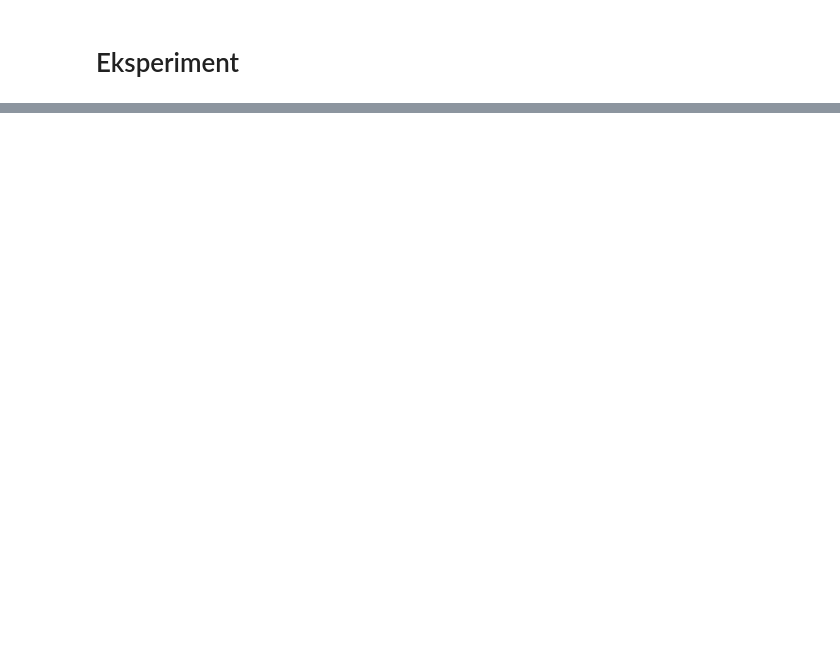
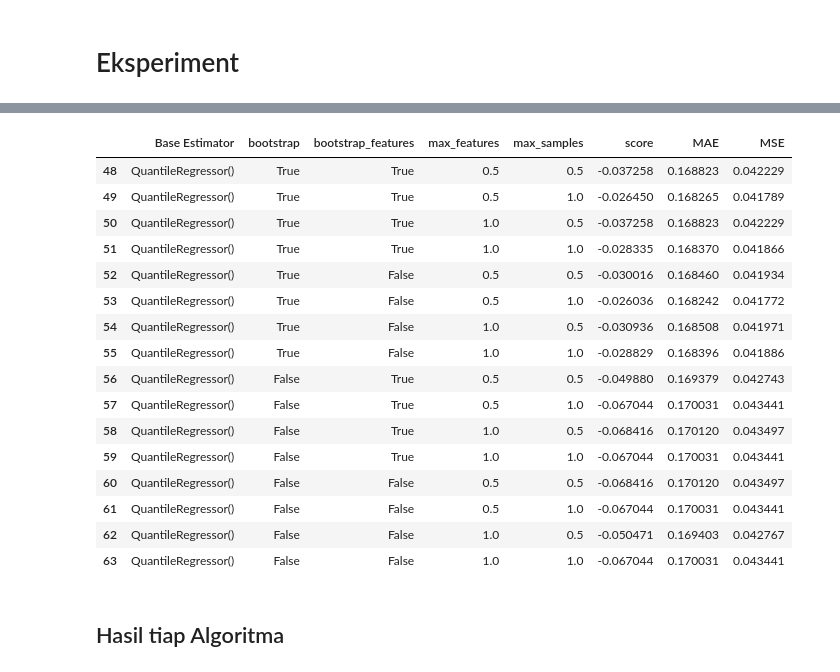
Before and after one commit to khalilullahalfaath/Project_Based_ML, a Jupyter notebook: ML_Project_based.ipynb, the cells around one changed output, grey strips where cells are left out. Cells and saved outputs as stored; diff of their text form; code cells hidden in the pictures; blank space fills up the shorter version.

```diff
--- a/ML_Project_based.ipynb
+++ b/ML_Project_based.ipynb
@@ -900,0 +1198,22 @@ hasil.sort_values(by=["score"],ascending=False)
+# %%
+hasil.loc[hasil['Base Estimator']=='QuantileRegressor()']
+# %% [output]
+|  | Base Estimator | bootstrap | bootstrap_features | max_features | max_samples | score | MAE | MSE |
+| 48 | QuantileRegressor() | True | True | 0.5 | 0.5 | -0.037258 | 0.168823 | 0.042229 |
+| 49 | QuantileRegressor() | True | True | 0.5 | 1.0 | -0.026450 | 0.168265 | 0.041789 |
+| 50 | QuantileRegressor() | True | True | 1.0 | 0.5 | -0.037258 | 0.168823 | 0.042229 |
+| 51 | QuantileRegressor() | True | True | 1.0 | 1.0 | -0.028335 | 0.168370 | 0.041866 |
+| 52 | QuantileRegressor() | True | False | 0.5 | 0.5 | -0.030016 | 0.168460 | 0.041934 |
+| 53 | QuantileRegressor() | True | False | 0.5 | 1.0 | -0.026036 | 0.168242 | 0.041772 |
+| 54 | QuantileRegressor() | True | False | 1.0 | 0.5 | -0.030936 | 0.168508 | 0.041971 |
+| 55 | QuantileRegressor() | True | False | 1.0 | 1.0 | -0.028829 | 0.168396 | 0.041886 |
+| 56 | QuantileRegressor() | False | True | 0.5 | 0.5 | -0.049880 | 0.169379 | 0.042743 |
+| 57 | QuantileRegressor() | False | True | 0.5 | 1.0 | -0.067044 | 0.170031 | 0.043441 |
+| 58 | QuantileRegressor() | False | True | 1.0 | 0.5 | -0.068416 | 0.170120 | 0.043497 |
+| 59 | QuantileRegressor() | False | True | 1.0 | 1.0 | -0.067044 | 0.170031 | 0.043441 |
+| 60 | QuantileRegressor() | False | False | 0.5 | 0.5 | -0.068416 | 0.170120 | 0.043497 |
+| 61 | QuantileRegressor() | False | False | 0.5 | 1.0 | -0.067044 | 0.170031 | 0.043441 |
+| 62 | QuantileRegressor() | False | False | 1.0 | 0.5 | -0.050471 | 0.169403 | 0.042767 |
+| 63 | QuantileRegressor() | False | False | 1.0 | 1.0 | -0.067044 | 0.170031 | 0.043441 |
+# %% [markdown]
+## Hasil tiap Algoritma
```
Also changed, not shown: parts of 73 cells of this notebook.
